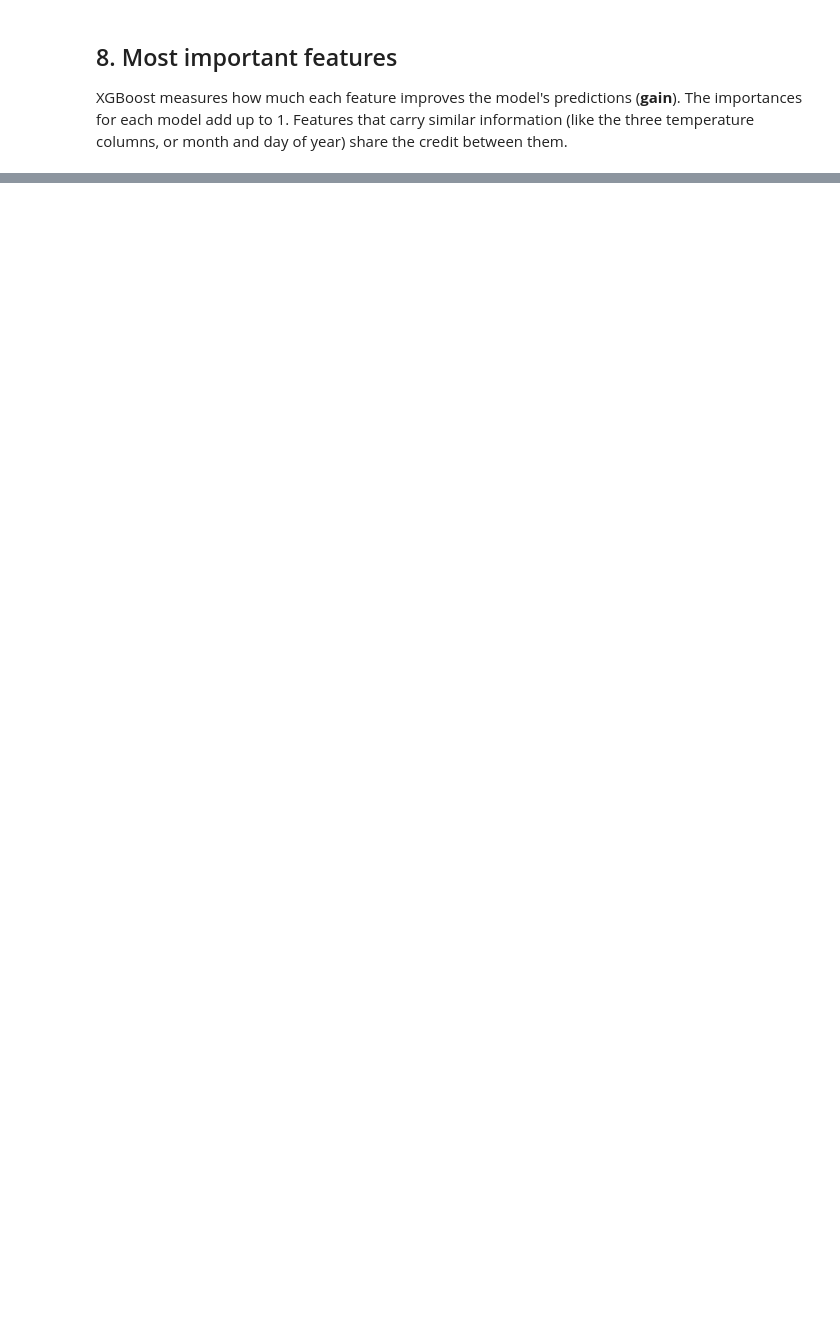
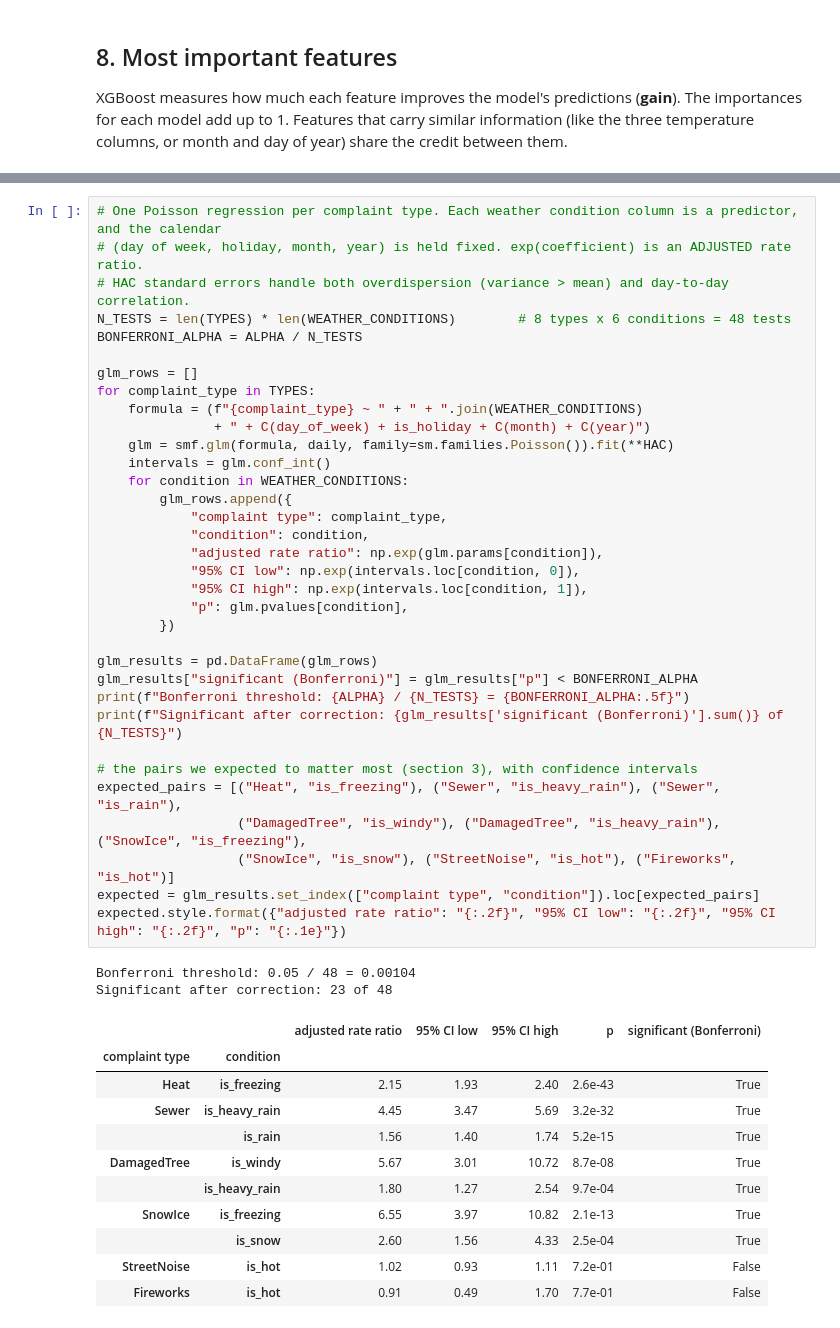
Before and after one commit to Tavnik-7-8-22/INFO2950-Project, a Jupyter notebook: complaints_weather_analysis.ipynb, the cells around one changed output, grey strips where cells are left out. Cells and saved outputs as stored; diff of their text form; blank space fills up the shorter version.

```diff
--- a/complaints_weather_analysis.ipynb
+++ b/complaints_weather_analysis.ipynb
@@ -825,0 +1275,48 @@ is really a "winter" effect.
+# %%
+# One Poisson regression per complaint type. Each weather condition column is a predictor, and the calendar
+# (day of week, holiday, month, year) is held fixed. exp(coefficient) is an ADJUSTED rate ratio.
+# HAC standard errors handle both overdispersion (variance > mean) and day-to-day correlation.
+N_TESTS = len(TYPES) * len(WEATHER_CONDITIONS)        # 8 types x 6 conditions = 48 tests
+BONFERRONI_ALPHA = ALPHA / N_TESTS
+
+glm_rows = []
+for complaint_type in TYPES:
+    formula = (f"{complaint_type} ~ " + " + ".join(WEATHER_CONDITIONS)
+               + " + C(day_of_week) + is_holiday + C(month) + C(year)")
+    glm = smf.glm(formula, daily, family=sm.families.Poisson()).fit(**HAC)
+    intervals = glm.conf_int()
+    for condition in WEATHER_CONDITIONS:
+        glm_rows.append({
+            "complaint type": complaint_type,
+            "condition": condition,
+            "adjusted rate ratio": np.exp(glm.params[condition]),
+            "95% CI low": np.exp(intervals.loc[condition, 0]),
+            "95% CI high": np.exp(intervals.loc[condition, 1]),
+            "p": glm.pvalues[condition],
+        })
+
+glm_results = pd.DataFrame(glm_rows)
+glm_results["significant (Bonferroni)"] = glm_results["p"] < BONFERRONI_ALPHA
+print(f"Bonferroni threshold: {ALPHA} / {N_TESTS} = {BONFERRONI_ALPHA:.5f}")
+print(f"Significant after correction: {glm_results['significant (Bonferroni)'].sum()} of {N_TESTS}")
+
+# the pairs we expected to matter most (section 3), with confidence intervals
+expected_pairs = [("Heat", "is_freezing"), ("Sewer", "is_heavy_rain"), ("Sewer", "is_rain"),
+                  ("DamagedTree", "is_windy"), ("DamagedTree", "is_heavy_rain"), ("SnowIce", "is_freezing"),
+                  ("SnowIce", "is_snow"), ("StreetNoise", "is_hot"), ("Fireworks", "is_hot")]
+expected = glm_results.set_index(["complaint type", "condition"]).loc[expected_pairs]
+expected.style.format({"adjusted rate ratio": "{:.2f}", "95% CI low": "{:.2f}", "95% CI high": "{:.2f}", "p": "{:.1e}"})
+# %% [output]
+Bonferroni threshold: 0.05 / 48 = 0.00104
+Significant after correction: 23 of 48
+|  |  | adjusted rate ratio | 95% CI low | 95% CI high | p | significant (Bonferroni) |
+| complaint type | condition |  |  |  |  |  |
+| Heat | is_freezing | 2.15 | 1.93 | 2.40 | 2.6e-43 | True |
+| Sewer | is_heavy_rain | 4.45 | 3.47 | 5.69 | 3.2e-32 | True |
+|  | is_rain | 1.56 | 1.40 | 1.74 | 5.2e-15 | True |
+| DamagedTree | is_windy | 5.67 | 3.01 | 10.72 | 8.7e-08 | True |
+|  | is_heavy_rain | 1.80 | 1.27 | 2.54 | 9.7e-04 | True |
+| SnowIce | is_freezing | 6.55 | 3.97 | 10.82 | 2.1e-13 | True |
+|  | is_snow | 2.60 | 1.56 | 4.33 | 2.5e-04 | True |
+| StreetNoise | is_hot | 1.02 | 0.93 | 1.11 | 7.2e-01 | False |
+| Fireworks | is_hot | 0.91 | 0.49 | 1.70 | 7.7e-01 | False |
```
Also changed, not shown: parts of 45 cells of this notebook, 15 other files.
